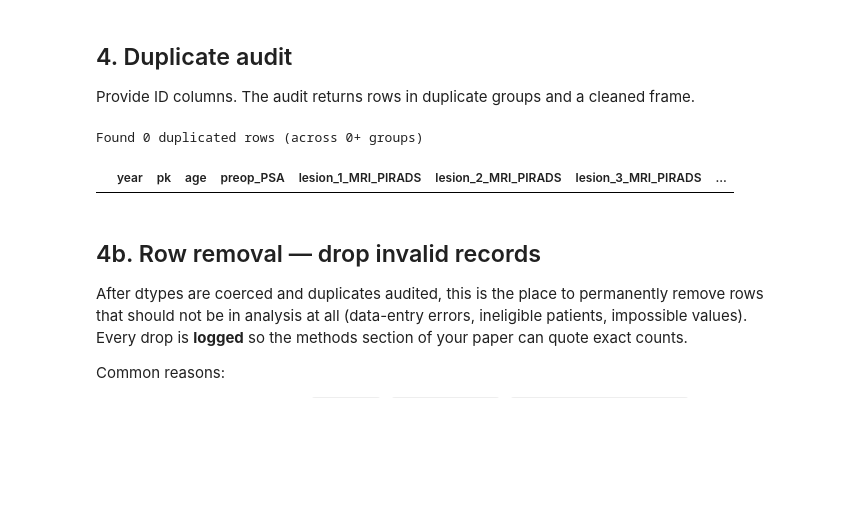
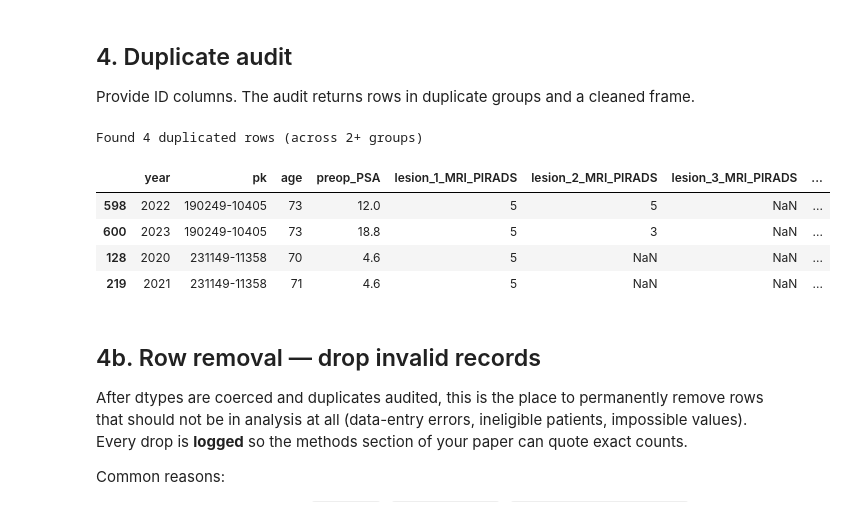
Before and after one commit to DrAndrushka/RPE_petijums, a Jupyter notebook: v2_RPE_notebook.ipynb, the cells around one changed output. Cells and saved outputs as stored; diff of their text form; code cells hidden in the pictures; blank space fills up the shorter version.

```diff
--- a/v2_RPE_notebook.ipynb
+++ b/v2_RPE_notebook.ipynb
@@ -30,8 +30,9 @@ import pandas as pd
 import numpy as np
 from pathlib import Path
 
-from schema_infer import infer_schema, print_schema_template, schema_summary, ColSpec
-from cleaning import (apply_schema, audit_duplicates,
+from schema_infer import (infer_schema, print_schema_template, schema_summary,
+                          export_schema_summary, ColSpec)
+from cleaning import (apply_schema, audit_duplicates, export_cleaning_artifacts,
                       bin_numeric, bin_datetime, make_missing_flag, combine_categories)
 from dda import run_dda
 from missingness_resolution import (analyze_missingness, add_missing_flags,
@@ -41,6 +42,12 @@ from eda import screen_associations
 from inferential import run_inferential
 
 OUTPUT_ROOT = Path("output")
+
+# Cohort: set to one calendar year, or None for all years in the file (see §1b).
+ANALYSIS_YEAR: int | None = None   # e.g. 2025
+#ANALYSIS_YEAR = 2025
+YEAR_COLUMN = "year"
+DDA_SKIP_COLS: list[str] = []      # auto-set to ["year"] when ANALYSIS_YEAR is set
 # %% [markdown]
 ## 1. Load your data
 
@@ -97,0 +110,15 @@ df.head(2)
+# %%
+if ANALYSIS_YEAR is not None:
+    n_before = len(df_raw)
+    df_raw = df_raw.loc[df_raw[YEAR_COLUMN] == ANALYSIS_YEAR].copy()
+    if df_raw.empty:
+        raise ValueError(f"No rows with {YEAR_COLUMN} == {ANALYSIS_YEAR!r}")
+    DDA_SKIP_COLS = [YEAR_COLUMN]
+    print(
+        f"Cohort: {YEAR_COLUMN} == {ANALYSIS_YEAR} → "
+        f"{len(df_raw)} rows (dropped {n_before - len(df_raw)})"
+    )
+else:
+    DDA_SKIP_COLS = []
+    years = sorted(df_raw[YEAR_COLUMN].dropna().unique())
+    print(f"Cohort: all years {years} — {len(df_raw)} rows")
@@ -181,5 +210,11 @@ schema_overrides = {
 }
 # merge overrides on top of inferred schema:
 schema.update(schema_overrides)
+if ANALYSIS_YEAR is not None and YEAR_COLUMN in schema:
+    schema[YEAR_COLUMN] = ColSpec(
+        name=YEAR_COLUMN, kind="skip", keep=False,
+        note=f"constant after {YEAR_COLUMN} == {ANALYSIS_YEAR} filter",
+    )
 schema_summary(schema)
+export_schema_summary(schema, OUTPUT_ROOT)
 # %% [output]
@@ -205,7 +224,9 @@ schema_summary(schema)
 
 This is the only place dtypes are set. Downstream stages trust the schema.
 # %%
-df = apply_schema(df_raw, schema)
+schema_log = []
+df = apply_schema(df_raw, schema, log=schema_log)
+n_rows_after_schema = len(df)
 df.dtypes
 # %% [output]
 year                    category
@@ -230,14 +251,18 @@ dtype: object
 
 Provide ID columns. The audit returns rows in duplicate groups and a cleaned frame.
 # %%
-ID_COLS = ['pk', 'year']   # edit for your dataset
+ID_COLS = ['pk']   # edit for your dataset
 
 dupes, df = audit_duplicates(df, id_cols=ID_COLS, include_first=True, drop=False)
 print(f"Found {len(dupes)} duplicated rows (across {len(dupes)//2 if len(dupes) else 0}+ groups)")
 dupes.head()
 # %% [output]
-Found 0 duplicated rows (across 0+ groups)
+Found 4 duplicated rows (across 2+ groups)
 |  | year | pk | age | preop_PSA | lesion_1_MRI_PIRADS | lesion_2_MRI_PIRADS | lesion_3_MRI_PIRADS | ... |
+| 598 | 2022 | 190249-10405 | 73 | 12.0 | 5 | 5 | NaN | ... |
+| 600 | 2023 | 190249-10405 | 73 | 18.8 | 5 | 3 | NaN | ... |
+| 128 | 2020 | 231149-11358 | 70 | 4.6 | 5 | NaN | NaN | ... |
+| 219 | 2021 | 231149-11358 | 71 | 4.6 | 5 | NaN | NaN | ... |
 # %% [markdown]
 ## 4b. Row removal — drop invalid records
 
```
Also changed, not shown: parts of 15 cells of this notebook, 6 other files.
